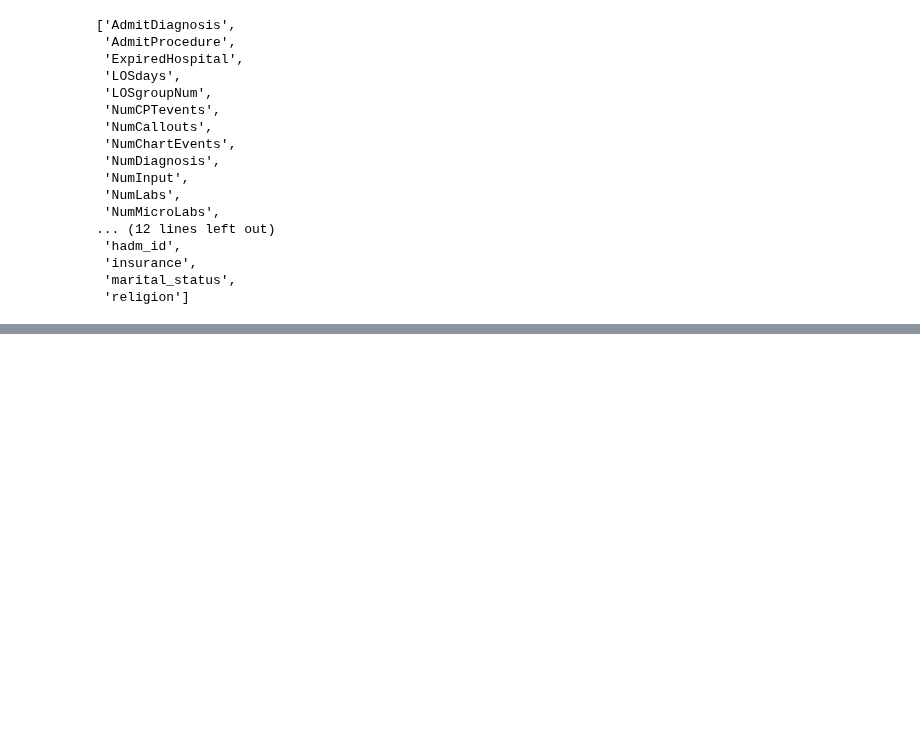
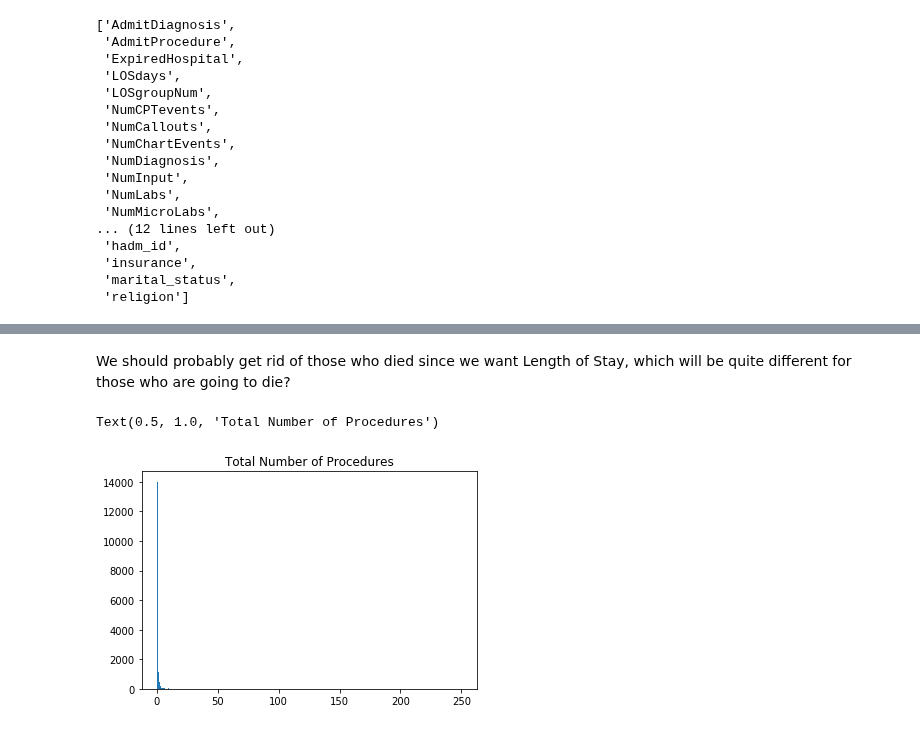
Before and after one commit to derek-y-lee/uclabiostat-thesis, a Jupyter notebook: los-prediction.ipynb, the cells around one changed output, grey strips where cells are left out. Drawn from its saved outputs; the diff is of its cells as text; code cells hidden in the pictures; blank space fills up the shorter version.

```diff
--- a/los-prediction.ipynb
+++ b/los-prediction.ipynb
@@ -97,0 +677,8 @@ array(['Private', 'Medicaid', 'Medicare', 'Government', 'Self Pay'],
+# %% [markdown]
+We should probably get rid of those who died since we want Length of Stay, which will be quite different for those who are going to die?
+# %%
+plt.hist(raw_completecase.NumProcs, bins = 1000)
+plt.title("Total Number of Procedures")
+# %% [output]
+Text(0.5, 1.0, 'Total Number of Procedures')
+[figure, added]
```
Also changed, not shown: parts of 43 cells of this notebook.
